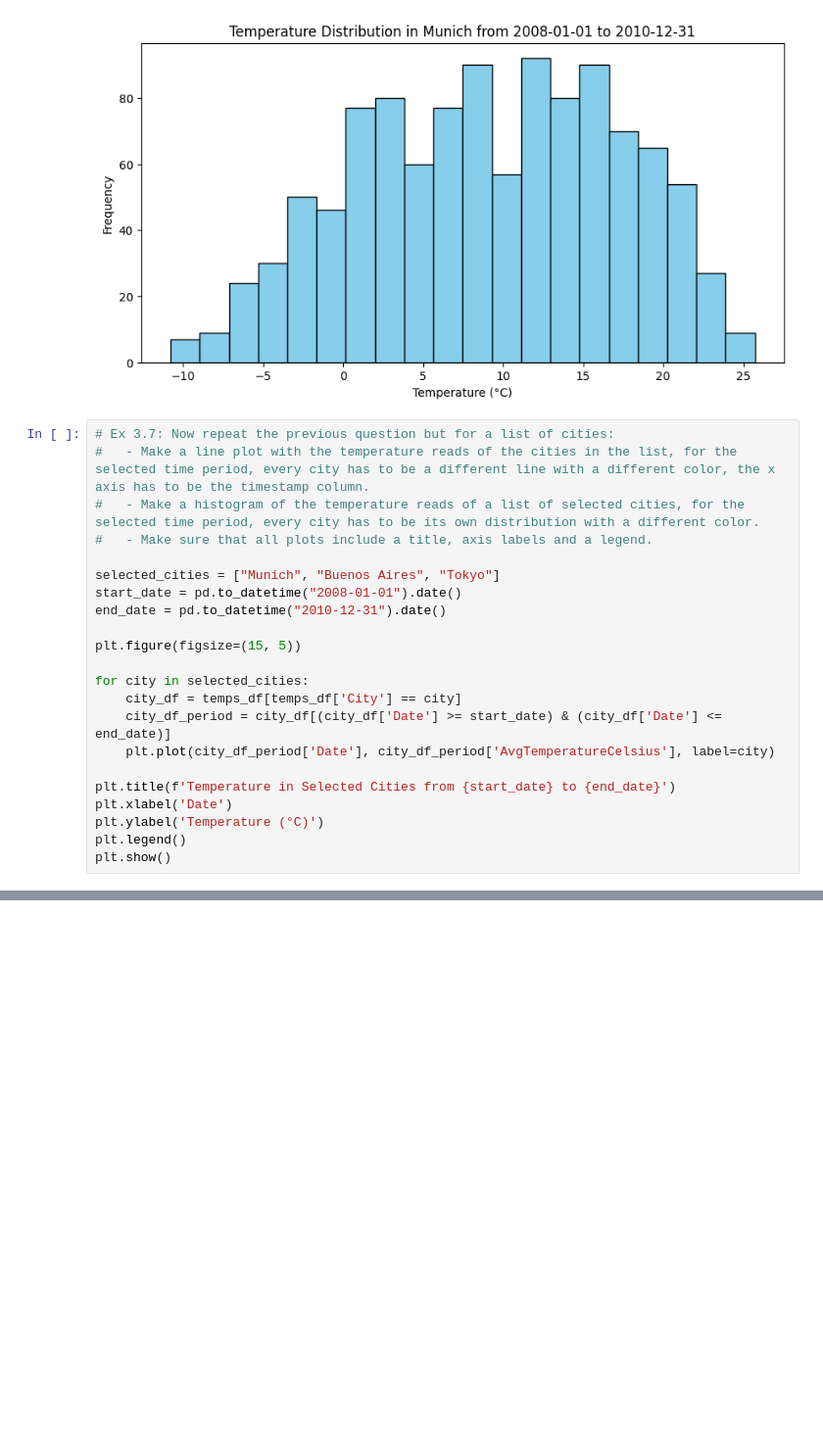
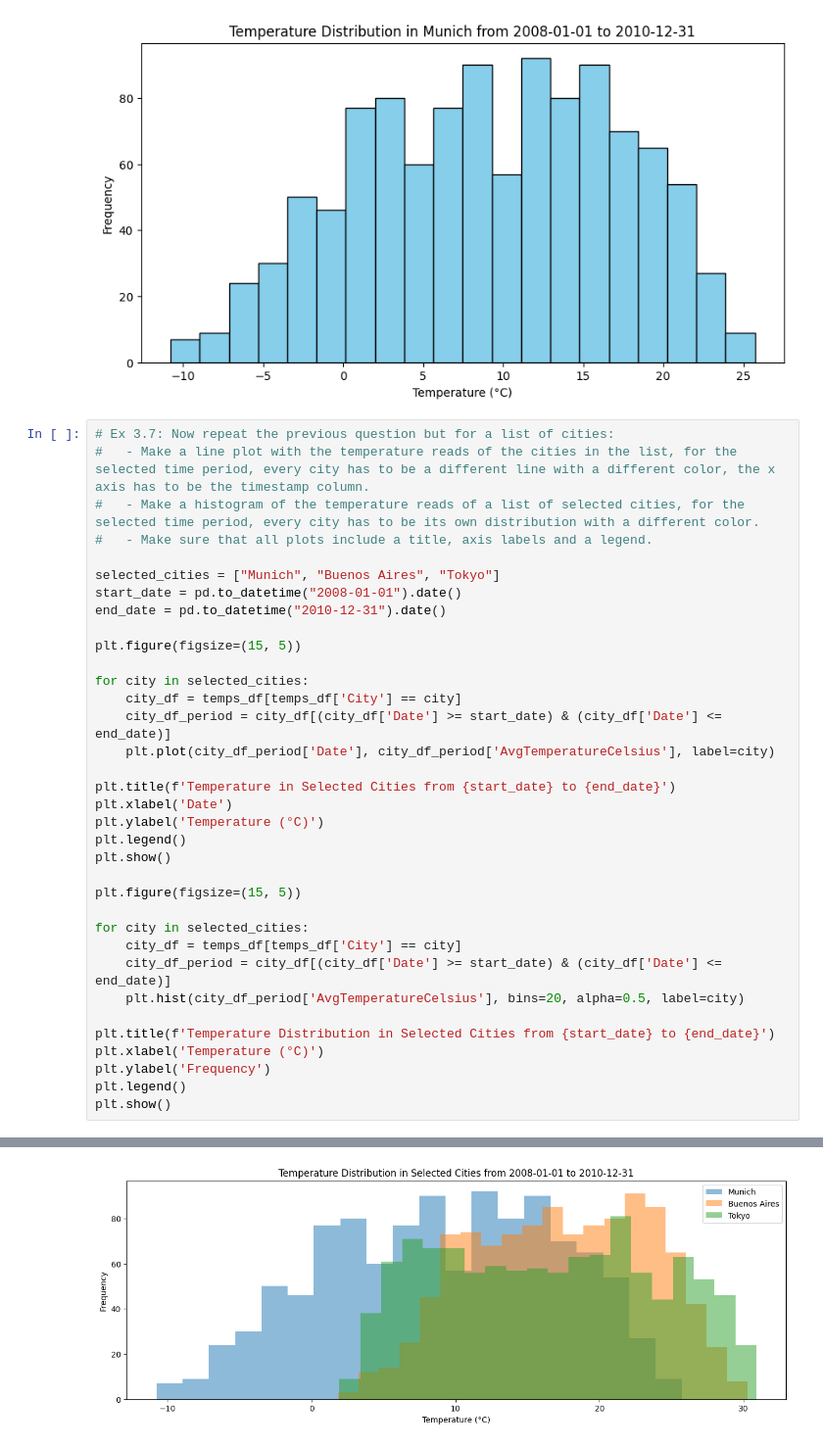
Before and after one commit to VictorMorenoRequena/eae_ipld_project, a Jupyter notebook: development/03_temperatures_dashboard.ipynb, the cells around one changed output, grey strips where cells are left out. Shown: that part at 98% size. Cells and saved outputs as stored; diff of their text form; blank space fills up the shorter version.

Commit message:
graph update

```diff
--- a/development/03_temperatures_dashboard.ipynb
+++ b/development/03_temperatures_dashboard.ipynb
@@ -145,24 +145,38 @@ plt.show()
 # %%
 # Ex 3.7: Now repeat the previous question but for a list of cities:
 #   - Make a line plot with the temperature reads of the cities in the list, for the selected time period, every city has to be a different line with a different color, the x axis has to be the timestamp column.
 #   - Make a histogram of the temperature reads of a list of selected cities, for the selected time period, every city has to be its own distribution with a different color.
 #   - Make sure that all plots include a title, axis labels and a legend.
 
 selected_cities = ["Munich", "Buenos Aires", "Tokyo"]
 start_date = pd.to_datetime("2008-01-01").date()
 end_date = pd.to_datetime("2010-12-31").date()
 
 plt.figure(figsize=(15, 5))
 
 for city in selected_cities:
     city_df = temps_df[temps_df['City'] == city]
     city_df_period = city_df[(city_df['Date'] >= start_date) & (city_df['Date'] <= end_date)]
     plt.plot(city_df_period['Date'], city_df_period['AvgTemperatureCelsius'], label=city)
 
 plt.title(f'Temperature in Selected Cities from {start_date} to {end_date}')
 plt.xlabel('Date')
 plt.ylabel('Temperature (°C)')
 plt.legend()
 plt.show()
+
+plt.figure(figsize=(15, 5))
+
+for city in selected_cities:
+    city_df = temps_df[temps_df['City'] == city]
+    city_df_period = city_df[(city_df['Date'] >= start_date) & (city_df['Date'] <= end_date)]
+    plt.hist(city_df_period['AvgTemperatureCelsius'], bins=20, alpha=0.5, label=city)
+
+plt.title(f'Temperature Distribution in Selected Cities from {start_date} to {end_date}')
+plt.xlabel('Temperature (°C)')
+plt.ylabel('Frequency')
+plt.legend()
+plt.show()
 # %% [output]
 [figure]
+[figure, added]
```
